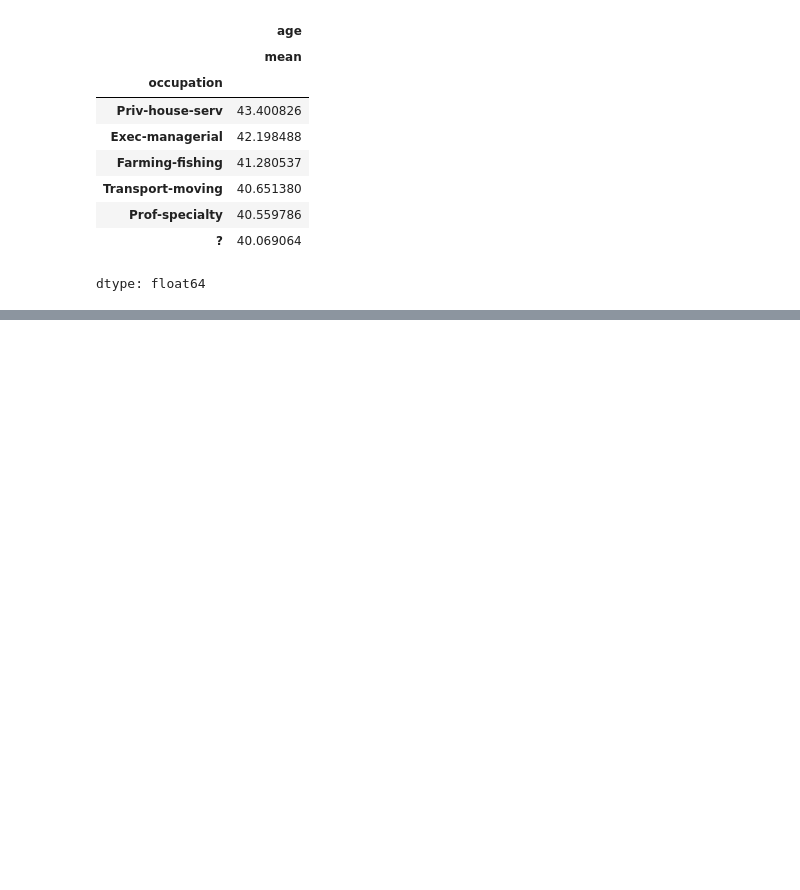
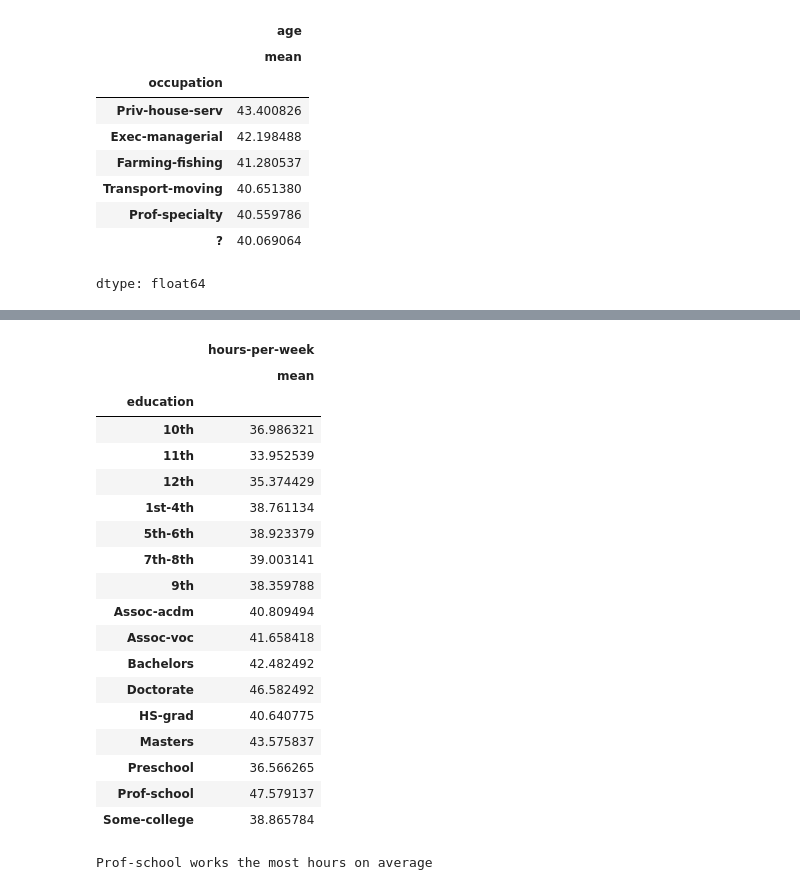
Before and after one commit to parvesh7o7/Data-Science-Learning, a Jupyter notebook: real_project.ipynb, the cells around one changed output, grey strips where cells are left out. Cells and saved outputs as stored; diff of their text form; code cells hidden in the pictures; blank space fills up the shorter version.

```diff
--- a/real_project.ipynb
+++ b/real_project.ipynb
@@ -827,0 +840,30 @@ dtype: float64
+# %%
+education_grp = adult_db.groupby(by='education')
+avg_hpw = education_grp.agg({
+    'hours-per-week': ['mean']
+})
+avg_hpw
+# %% [output]
+|  | hours-per-week |
+|  | mean |
+| education |  |
+| 10th | 36.986321 |
+| 11th | 33.952539 |
+| 12th | 35.374429 |
+| 1st-4th | 38.761134 |
+| 5th-6th | 38.923379 |
+| 7th-8th | 39.003141 |
+| 9th | 38.359788 |
+| Assoc-acdm | 40.809494 |
+| Assoc-voc | 41.658418 |
+| Bachelors | 42.482492 |
+| Doctorate | 46.582492 |
+| HS-grad | 40.640775 |
+| Masters | 43.575837 |
+| Preschool | 36.566265 |
+| Prof-school | 47.579137 |
+| Some-college | 38.865784 |
+# %%
+print(f"{avg_hpw[('hours-per-week','mean')].idxmax()} works the most hours on average")
+# %% [output]
+Prof-school works the most hours on average
```
Also changed, not shown: parts of 12 cells of this notebook.
